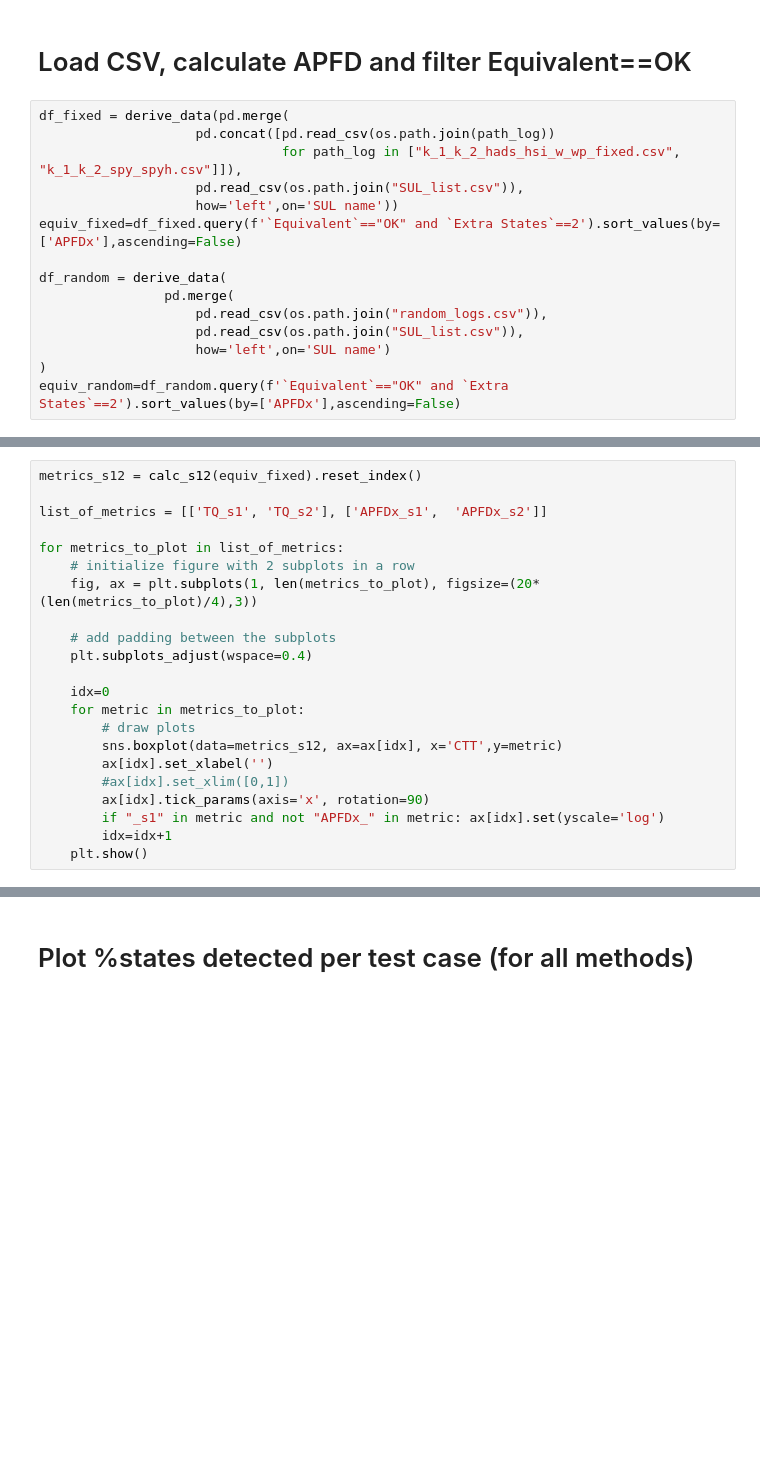
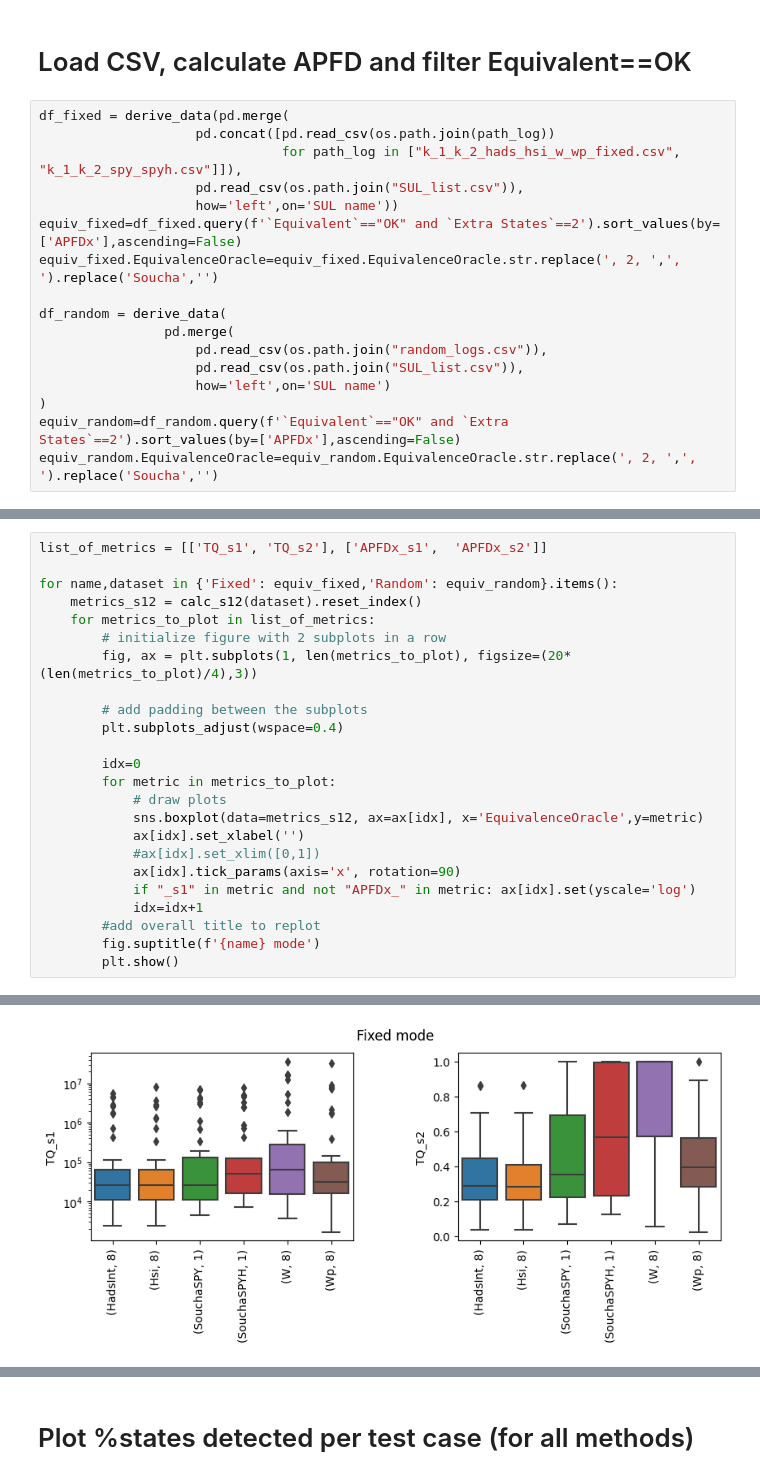
Before and after one commit to warfareonly/cttlearn, a Jupyter notebook: analysis/analysis.ipynb, the cells around one changed output, grey strips where cells are left out. Saved outputs shown, nothing was run; the diff lists cells and outputs as text; blank space fills up the shorter version.

```diff
--- a/analysis/analysis.ipynb
+++ b/analysis/analysis.ipynb
@@ -28,6 +28,7 @@ df_fixed = derive_data(pd.merge(
                     pd.read_csv(os.path.join("SUL_list.csv")),
                     how='left',on='SUL name'))
 equiv_fixed=df_fixed.query(f'`Equivalent`=="OK" and `Extra States`==2').sort_values(by=['APFDx'],ascending=False)
+equiv_fixed.EquivalenceOracle=equiv_fixed.EquivalenceOracle.str.replace(', 2, ',', ').replace('Soucha','')
 
 df_random = derive_data(
                 pd.merge(
@@ -36,4 +37,5 @@ df_random = derive_data(
                     how='left',on='SUL name')
 )
 equiv_random=df_random.query(f'`Equivalent`=="OK" and `Extra States`==2').sort_values(by=['APFDx'],ascending=False)
+equiv_random.EquivalenceOracle=equiv_random.EquivalenceOracle.str.replace(', 2, ',', ').replace('Soucha','')
 # %% [markdown]
@@ -41,23 +43,25 @@ equiv_random=df_random.query(f'`Equivalent`=="OK" and `Extra States`==2').sort_v
 # %%
-metrics_s12 = calc_s12(equiv_fixed).reset_index()
-
 list_of_metrics = [['TQ_s1', 'TQ_s2'], ['APFDx_s1',  'APFDx_s2']]
 
-for metrics_to_plot in list_of_metrics:
-    # initialize figure with 2 subplots in a row
-    fig, ax = plt.subplots(1, len(metrics_to_plot), figsize=(20*(len(metrics_to_plot)/4),3))
+for name,dataset in {'Fixed': equiv_fixed,'Random': equiv_random}.items():
+    metrics_s12 = calc_s12(dataset).reset_index()
+    for metrics_to_plot in list_of_metrics:
+        # initialize figure with 2 subplots in a row
+        fig, ax = plt.subplots(1, len(metrics_to_plot), figsize=(20*(len(metrics_to_plot)/4),3))
 
-    # add padding between the subplots
-    plt.subplots_adjust(wspace=0.4)
+        # add padding between the subplots
+        plt.subplots_adjust(wspace=0.4)
 
-    idx=0
-    for metric in metrics_to_plot:
-        # draw plots
-        sns.boxplot(data=metrics_s12, ax=ax[idx], x='CTT',y=metric)
-        ax[idx].set_xlabel('')
-        #ax[idx].set_xlim([0,1])
-        ax[idx].tick_params(axis='x', rotation=90)
-        if "_s1" in metric and not "APFDx_" in metric: ax[idx].set(yscale='log')
-        idx=idx+1
-    plt.show()
+        idx=0
+        for metric in metrics_to_plot:
+            # draw plots
+            sns.boxplot(data=metrics_s12, ax=ax[idx], x='EquivalenceOracle',y=metric)
+            ax[idx].set_xlabel('')
+            #ax[idx].set_xlim([0,1])
+            ax[idx].tick_params(axis='x', rotation=90)
+            if "_s1" in metric and not "APFDx_" in metric: ax[idx].set(yscale='log')
+            idx=idx+1
+        #add overall title to replot
+        fig.suptitle(f'{name} mode')
+        plt.show()
 # %% [output]
@@ -77,0 +68 @@ for metrics_to_plot in list_of_metrics:
+[figure, added]
```
Also changed, not shown: parts of 14 cells of this notebook.
